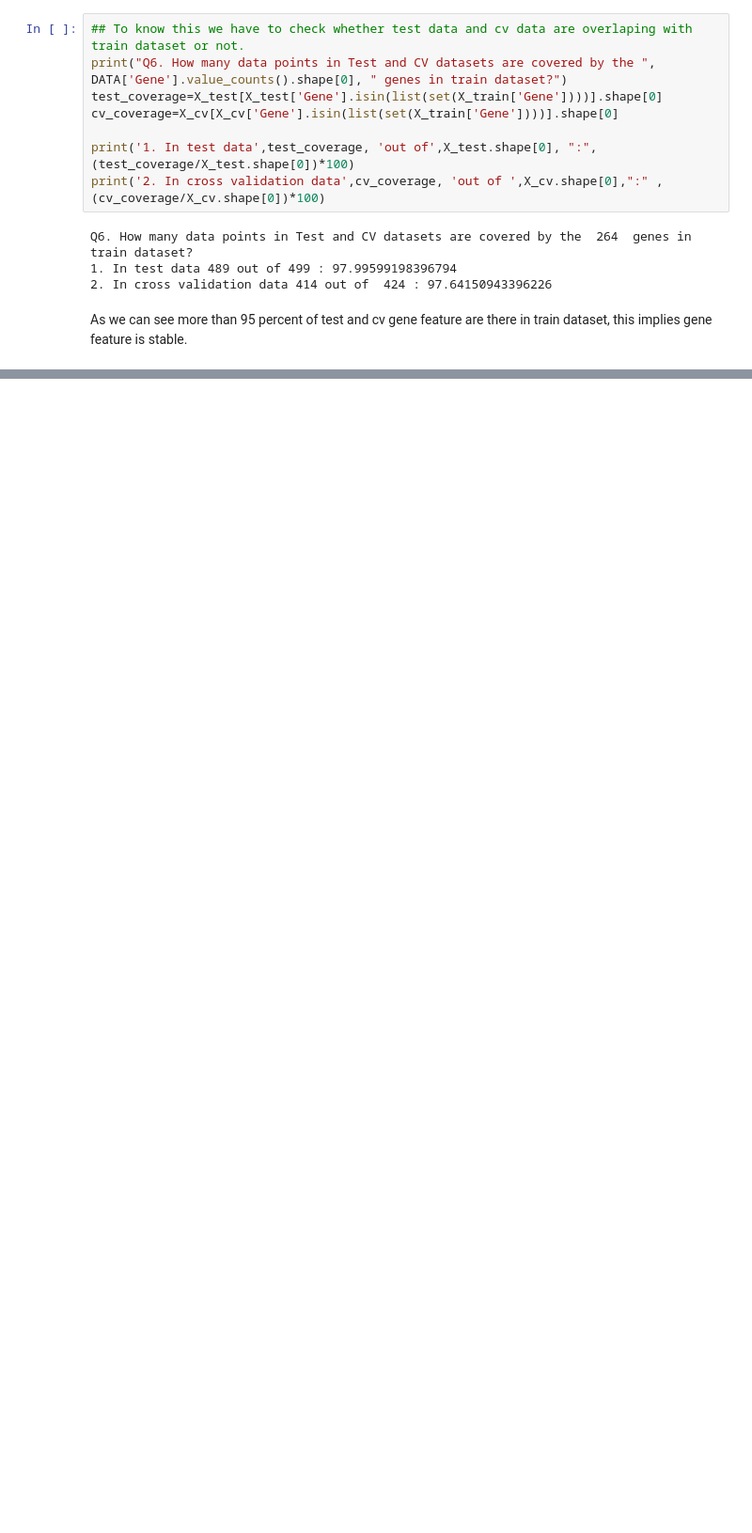
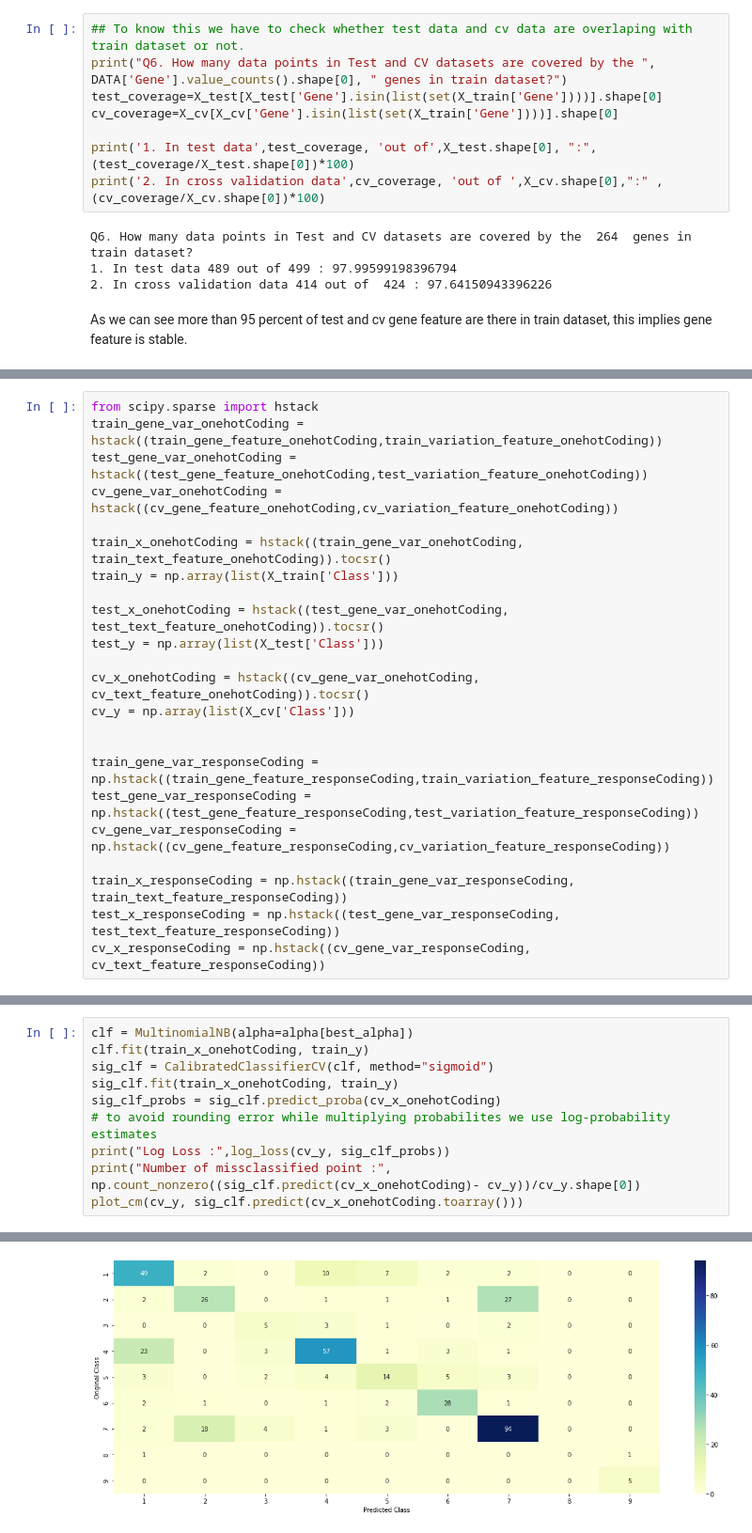
Before and after one commit to danish2562022/Personalised_Cancer_Diagnosis, a Jupyter notebook: Cancer_Diagnosis.ipynb, the cells around one changed output, grey strips where cells are left out. Shown at 94% size. Saved outputs shown, nothing was run; the diff lists cells and outputs as text; blank space fills up the shorter version.

```diff
--- a/Cancer_Diagnosis.ipynb
+++ b/Cancer_Diagnosis.ipynb
@@ -386,0 +404,23 @@ As we can see more than 95 percent of test and cv gene feature are there in trai
+# %%
+from scipy.sparse import hstack
+train_gene_var_onehotCoding = hstack((train_gene_feature_onehotCoding,train_variation_feature_onehotCoding))
+test_gene_var_onehotCoding = hstack((test_gene_feature_onehotCoding,test_variation_feature_onehotCoding))
+cv_gene_var_onehotCoding = hstack((cv_gene_feature_onehotCoding,cv_variation_feature_onehotCoding))
+
+train_x_onehotCoding = hstack((train_gene_var_onehotCoding, train_text_feature_onehotCoding)).tocsr()
+train_y = np.array(list(X_train['Class']))
+
+test_x_onehotCoding = hstack((test_gene_var_onehotCoding, test_text_feature_onehotCoding)).tocsr()
+test_y = np.array(list(X_test['Class']))
+
+cv_x_onehotCoding = hstack((cv_gene_var_onehotCoding, cv_text_feature_onehotCoding)).tocsr()
+cv_y = np.array(list(X_cv['Class']))
+
+
+train_gene_var_responseCoding = np.hstack((train_gene_feature_responseCoding,train_variation_feature_responseCoding))
+test_gene_var_responseCoding = np.hstack((test_gene_feature_responseCoding,test_variation_feature_responseCoding))
+cv_gene_var_responseCoding = np.hstack((cv_gene_feature_responseCoding,cv_variation_feature_responseCoding))
+
+train_x_responseCoding = np.hstack((train_gene_var_responseCoding, train_text_feature_responseCoding))
+test_x_responseCoding = np.hstack((test_gene_var_responseCoding, test_text_feature_responseCoding))
+cv_x_responseCoding = np.hstack((cv_gene_var_responseCoding, cv_text_feature_responseCoding))
@@ -386,0 +489,11 @@ As we can see more than 95 percent of test and cv gene feature are there in trai
+# %%
+clf = MultinomialNB(alpha=alpha[best_alpha])
+clf.fit(train_x_onehotCoding, train_y)
+sig_clf = CalibratedClassifierCV(clf, method="sigmoid")
+sig_clf.fit(train_x_onehotCoding, train_y)
+sig_clf_probs = sig_clf.predict_proba(cv_x_onehotCoding)
+# to avoid rounding error while multiplying probabilites we use log-probability estimates
+print("Log Loss :",log_loss(cv_y, sig_clf_probs))
+print("Number of missclassified point :", np.count_nonzero((sig_clf.predict(cv_x_onehotCoding)- cv_y))/cv_y.shape[0])
+plot_cm(cv_y, sig_clf.predict(cv_x_onehotCoding.toarray()))
+# %% [output]
@@ -386,0 +504 @@ As we can see more than 95 percent of test and cv gene feature are there in trai
+[figure, added]
```
Also changed, not shown: parts of 21 cells of this notebook.
